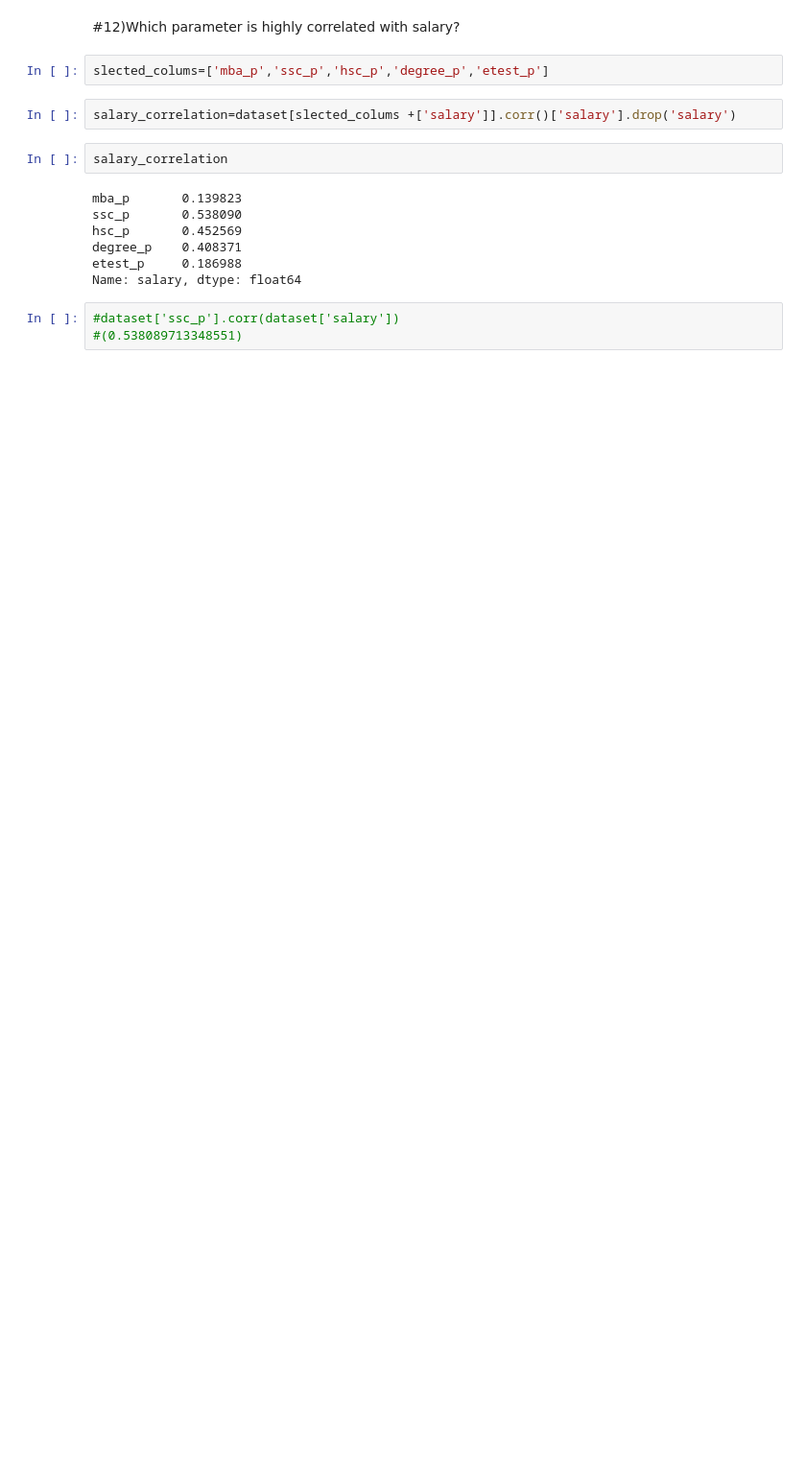
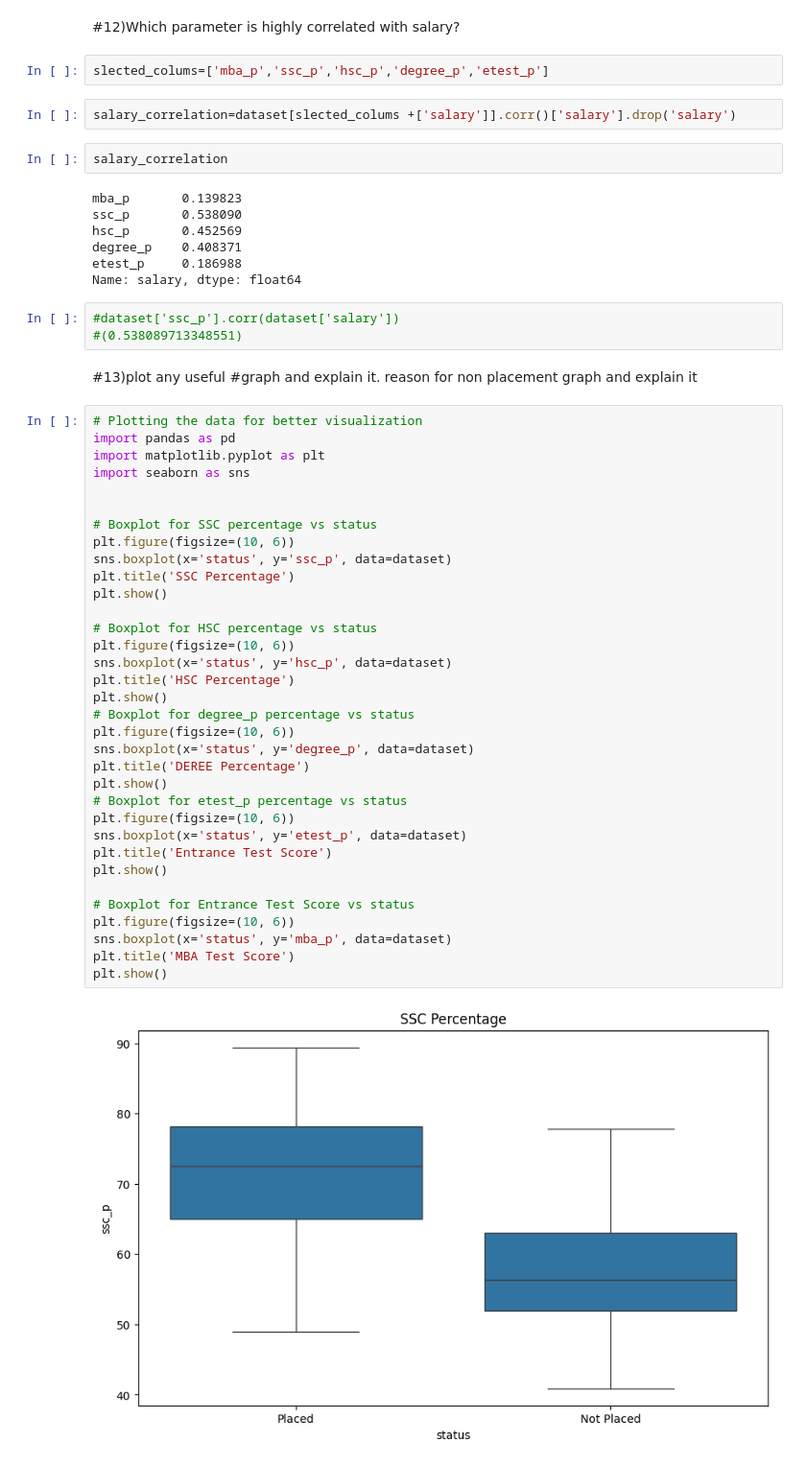
Before and after one commit to sharma-sha/Data-Science-Bivariate-, a Jupyter notebook: Assignment-Data Analysis.ipynb, the cells around one changed output. Shown at 96% size. Cells and saved outputs as stored; diff of their text form; blank space fills up the shorter version.

```diff
--- a/Assignment-Data Analysis.ipynb
+++ b/Assignment-Data Analysis.ipynb
@@ -364,3 +329,42 @@ Name: salary, dtype: float64
 # %%
 #dataset['ssc_p'].corr(dataset['salary'])
 #(0.538089713348551)
+# %% [markdown]
+#13)plot any useful #graph and explain it.
+reason for non placement graph and explain it
+# %%
+# Plotting the data for better visualization
+import pandas as pd
+import matplotlib.pyplot as plt
+import seaborn as sns
+
+
+# Boxplot for SSC percentage vs status
+plt.figure(figsize=(10, 6))
+sns.boxplot(x='status', y='ssc_p', data=dataset)
+plt.title('SSC Percentage')
+plt.show()
+
+# Boxplot for HSC percentage vs status
+plt.figure(figsize=(10, 6))
+sns.boxplot(x='status', y='hsc_p', data=dataset)
+plt.title('HSC Percentage')
+plt.show()
+# Boxplot for degree_p percentage vs status
+plt.figure(figsize=(10, 6))
+sns.boxplot(x='status', y='degree_p', data=dataset)
+plt.title('DEREE Percentage')
+plt.show()
+# Boxplot for etest_p percentage vs status
+plt.figure(figsize=(10, 6))
+sns.boxplot(x='status', y='etest_p', data=dataset)
+plt.title('Entrance Test Score')
+plt.show()
+
+# Boxplot for Entrance Test Score vs status
+plt.figure(figsize=(10, 6))
+sns.boxplot(x='status', y='mba_p', data=dataset)
+plt.title('MBA Test Score')
+plt.show()
+# %% [output]
+[figure, added]
```
Also changed, not shown: parts of 2 cells of this notebook.
